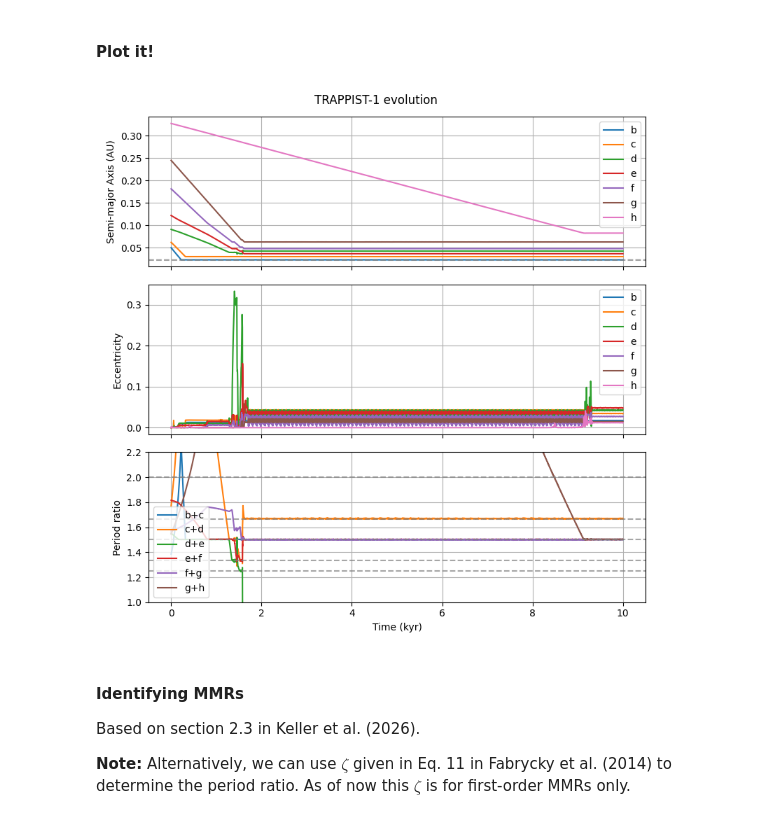
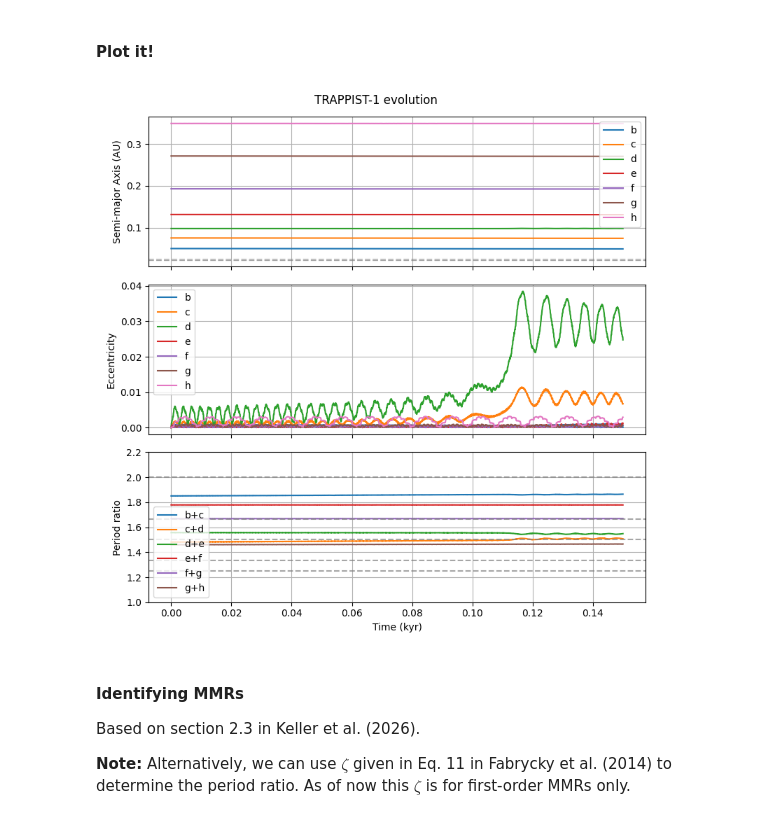
Before and after one commit to dchen10Git/uchi-exoplanets-2025, a Jupyter notebook: trappist1_keller.ipynb, the cells around one changed output. Drawn from its saved outputs; the diff is of its cells as text; code cells hidden in the pictures.

```diff
--- a/trappist1_keller.ipynb
+++ b/trappist1_keller.ipynb
@@ -353,15 +415,11 @@ def save_simulation_run(stage_data,
             storer.attrs.planet_name = planet_name
             storer.attrs.sim_id = sim_id
 
-save_simulation_run(stage1_data, sim_id=0, filename="simulation_data.h5",
-                    sim_metadata={
-                        "m_star": m_star,
-                        "num_planets": num_planets,
-                        "ide_position": mig.params["ide_position"],
-                        "ide_width": mig.params["ide_width"]
-                        })
-
 def load_simulation_run(sim_id, filename="simulation_data.h5"):
+    '''
+    Given sim_id and filename of hdf5, returns the result (dict of dataframes)
+    and the metadata (containing planet_name, sim_id, ide params, etc.)
+    '''
     sim_group = f"/sim_{sim_id}"
     result = {}
 
@@ -384,10 +442,25 @@ def load_simulation_run(sim_id, filename="simulation_data.h5"):
 
     return result, metadata
 # %%
+save_simulation_run(all_data, sim_id=0, filename="simulation_data.h5", sim_metadata={
+                        "m_star": m_star,
+                        "num_planets": num_planets,
+                        "ide_position": mig.params["ide_position"],
+                        "ide_width": mig.params["ide_width"]
+                        })
+
+saved_sim = load_simulation_run(sim_id=0, filename="simulation_data.h5")
+sim_data = saved_sim[0]
+b = sim_data['b']
+c = sim_data['c']
+d = sim_data['d']
+e = sim_data['e']
+f = sim_data['f']
+g = sim_data['g']
+h = sim_data['h']
+
 # Example usage
-saved_sim = load_simulation_run(sim_id=0, filename="resonant_non_librating.h5")
-b_data = saved_sim[0]['b']
-print(saved_sim[1]['m_star'])
-print(b_data[:5])
-print(b_data['a'][:5])
-print(b_data.attrs["planet_name"])
+# print(saved_sim[1]['m_star'])
+# print(b_data[:5])
+# print(b_data['a'][:5])
+# print(b_data.attrs["planet_name"])
@@ -433,37 +491,37 @@ def plot_trappist1(sim_data, t_units='kyr'):
             plt.xlabel("Time (kyr)")
 
         if p != num_planets-1:
-            ax3.plot(times/1000, stage1_data[name]["P_ratio"], label=f"{name}+{planet_names[p+1]}")
+            ax3.plot(times/1000, sim_data[0][name]["P_ratio"], label=f"{name}+{planet_names[p+1]}")
 
     ax1.set_ylabel("Semi-major Axis (AU)")
     ax2.set_ylabel("Eccentricity")
     ax3.set_ylabel("Period ratio")
 
     # ax1.set_ylim(0,0.45)
     # ax2.set_ylim(-0.1,0.45)
     ax3.set_ylim(1,2.2)
 
     # Plot ide location & width
     ax1.axhline(sim_data[1]["ide_position"], color='gray', ls='--', alpha=0.7)
     ax1.axhline(sim_data[1]["ide_position"] - sim_data[1]["ide_width"], color='gray', ls='--', alpha=0.1)
     ax1.axhline(sim_data[1]["ide_position"] + sim_data[1]["ide_width"], color='gray', ls='--', alpha=0.1)
 
     ax1.legend(); ax2.legend(); ax3.legend()
     ax1.grid(True); ax2.grid(True); ax3.grid(True)
 
     # Add horizontal lines for resonances
     resonances = [2, 3/2, 4/3, 5/3, 5/4]
     for r in resonances:
         ax3.axhline(r, color='gray', ls='--', alpha=0.7)
 
     fig.subplots_adjust(hspace=0)
 
     plt.suptitle("TRAPPIST-1 evolution")
     plt.tight_layout(); plt.show()
 
 plot_trappist1(saved_sim)
 # %% [output]
-[figure, old version]
+[figure, new version]
 # %% [markdown]
 #### Identifying MMRs
 Based on section 2.3 in Keller et al. (2026).
```
Also changed, not shown: parts of 12 cells of this notebook, 2 other files.
